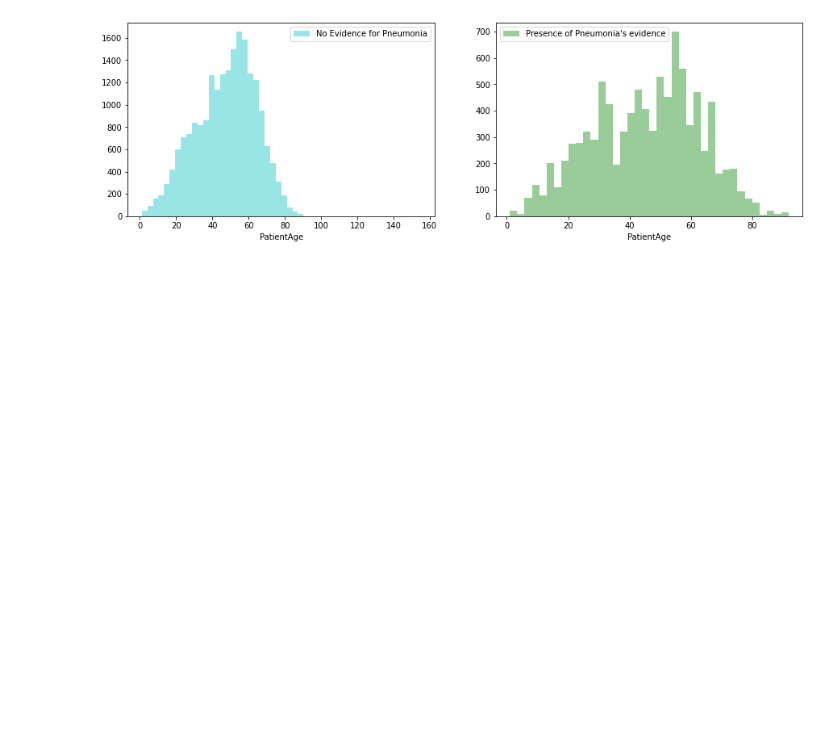
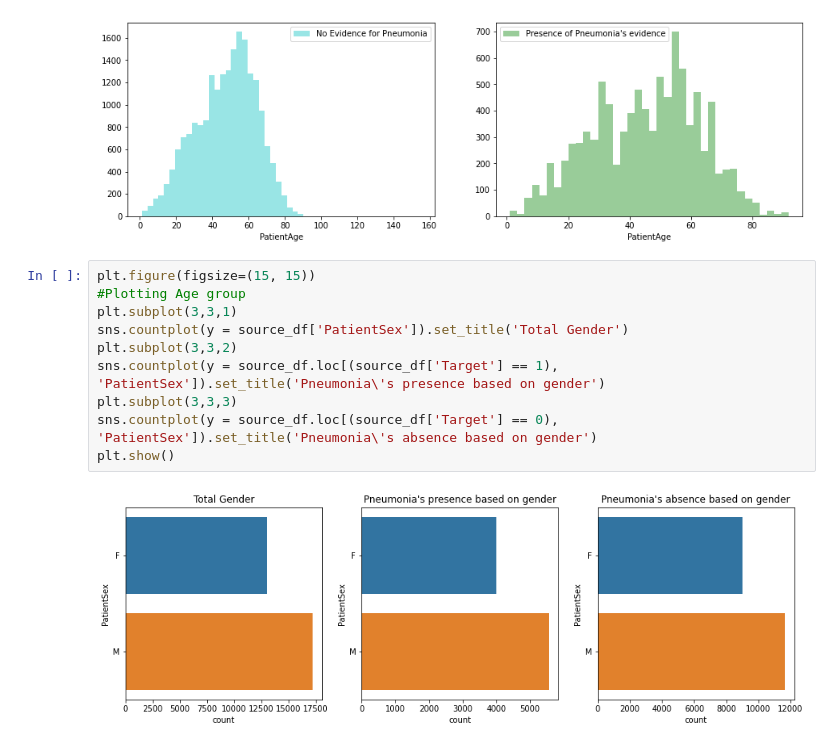
Before and after one commit to karthiksankarangit/capstone_project, a Jupyter notebook: Capstone_Project_v1_0_0.ipynb, the cells around one changed output. Saved outputs shown, nothing was run; the diff lists cells and outputs as text; blank space fills up the shorter version.

```diff
--- a/Capstone_Project_v1_0_0.ipynb
+++ b/Capstone_Project_v1_0_0.ipynb
@@ -446,3 +446,15 @@ plt.legend()
 plt.show()
 # %% [output]
 [figure]
+# %%
+plt.figure(figsize=(15, 15))
+#Plotting Age group
+plt.subplot(3,3,1)
+sns.countplot(y = source_df['PatientSex']).set_title('Total Gender')
+plt.subplot(3,3,2)
+sns.countplot(y = source_df.loc[(source_df['Target'] == 1), 'PatientSex']).set_title('Pneumonia\'s presence based on gender')
+plt.subplot(3,3,3)
+sns.countplot(y = source_df.loc[(source_df['Target'] == 0), 'PatientSex']).set_title('Pneumonia\'s absence based on gender')
+plt.show()
+# %% [output]
+[figure, added]
```
Also changed, not shown: parts of 1 cell of this notebook.
